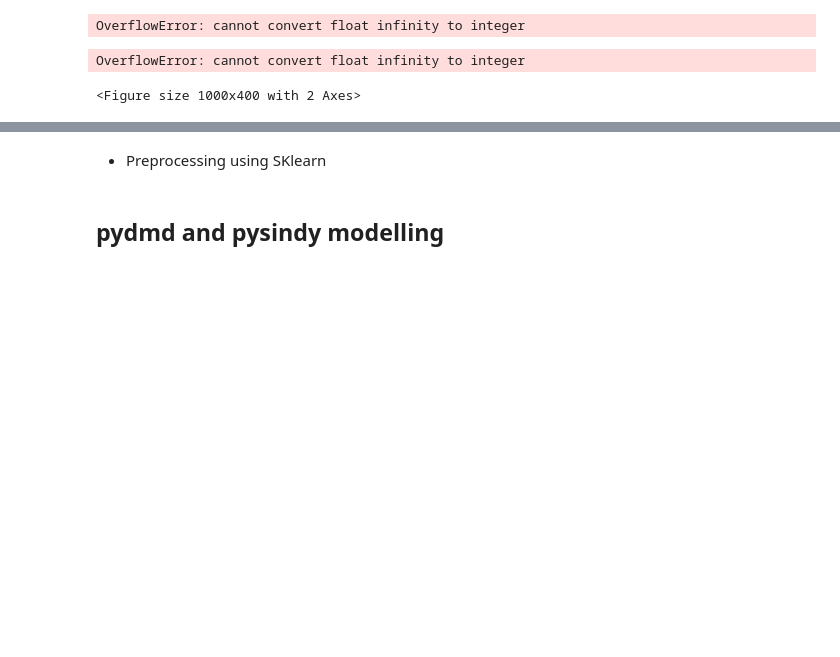
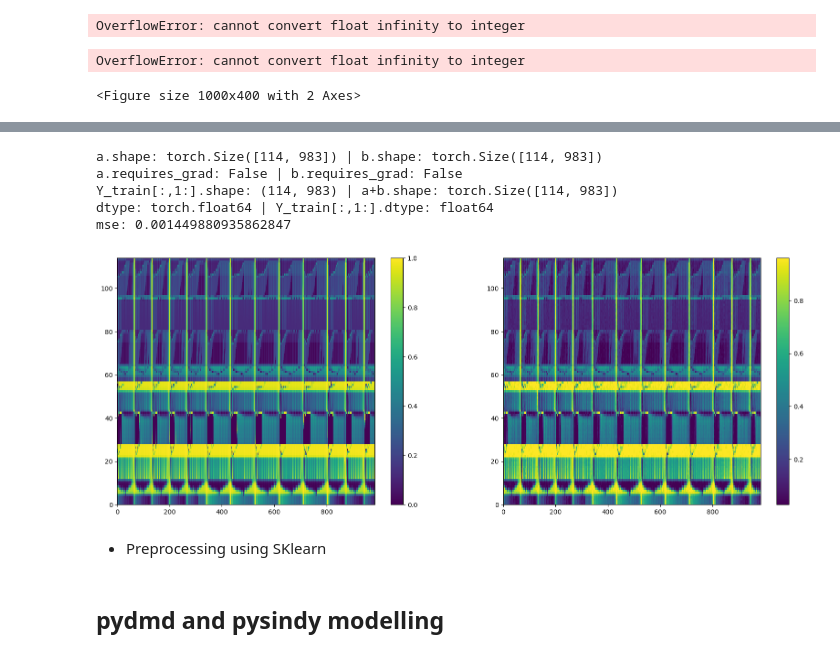
Before and after one commit to arofenitra/data-driven-modelling-fluid-flow, a Jupyter notebook: notebook/ML_modelling.ipynb, the cells around one changed output, grey strips where cells are left out. Drawn from its saved outputs; the diff is of its cells as text; code cells hidden in the pictures; blank space fills up the shorter version.

```diff
--- a/notebook/ML_modelling.ipynb
+++ b/notebook/ML_modelling.ipynb
@@ -486,3 +564,31 @@ ValueError: Found input variables with inconsistent numbers of samples: [1710, 2
+# %%
+# Predicting the velocity of the fluid from the A and B matrices
+a = A.requires_grad_(False)@Y_train[:,:-1]
+b = B.requires_grad_(False)@X_train[:,:-1]
+print(f"a.shape: {a.shape} | b.shape: {b.shape}")
+print(f"a.requires_grad: {a.requires_grad} | b.requires_grad: {b.requires_grad}")
+print(f"Y_train[:,1:].shape: {Y_train[:,1:].shape} | a+b.shape: {(a+b).shape}")
+print(f"dtype: {a.dtype} | Y_train[:,1:].dtype: {Y_train[:,1:].dtype}")
+# mse between Y_train[:,1:] and a+b
+mse = loss_function(torch.tensor(Y_train[:,1:],dtype=torch.float64),(a+b))
+print(f"mse: {mse}")
+y_pred = a+b
+plt.figure(figsize=(20,7))
+plt.subplot(1,2,1)
+plt.pcolor(Y_train[:,1:], label='true')
+plt.colorbar()
+# Limit the color range to the 99% quantile
+plt.subplot(1,2,2)
+plt.pcolor(y_pred, label='predicted', vmin=np.quantile(y_pred,0.05), vmax=np.quantile(y_pred,0.95))
+plt.colorbar()
+plt.show()
+# %% [output]
+a.shape: torch.Size([114, 983]) | b.shape: torch.Size([114, 983])
+a.requires_grad: False | b.requires_grad: False
+Y_train[:,1:].shape: (114, 983) | a+b.shape: torch.Size([114, 983])
+dtype: torch.float64 | Y_train[:,1:].dtype: float64
+mse: 0.001449880935862847
+[figure, added]
 # %% [markdown]
 - Preprocessing using SKlearn
 # %%
```
Also changed, not shown: parts of 3 cells of this notebook.
